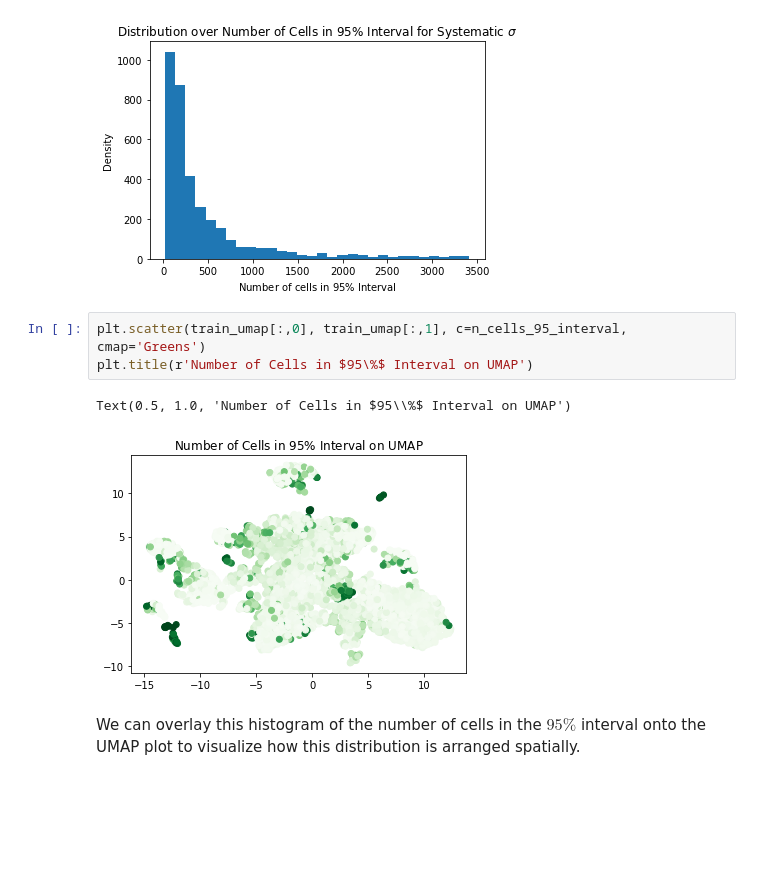
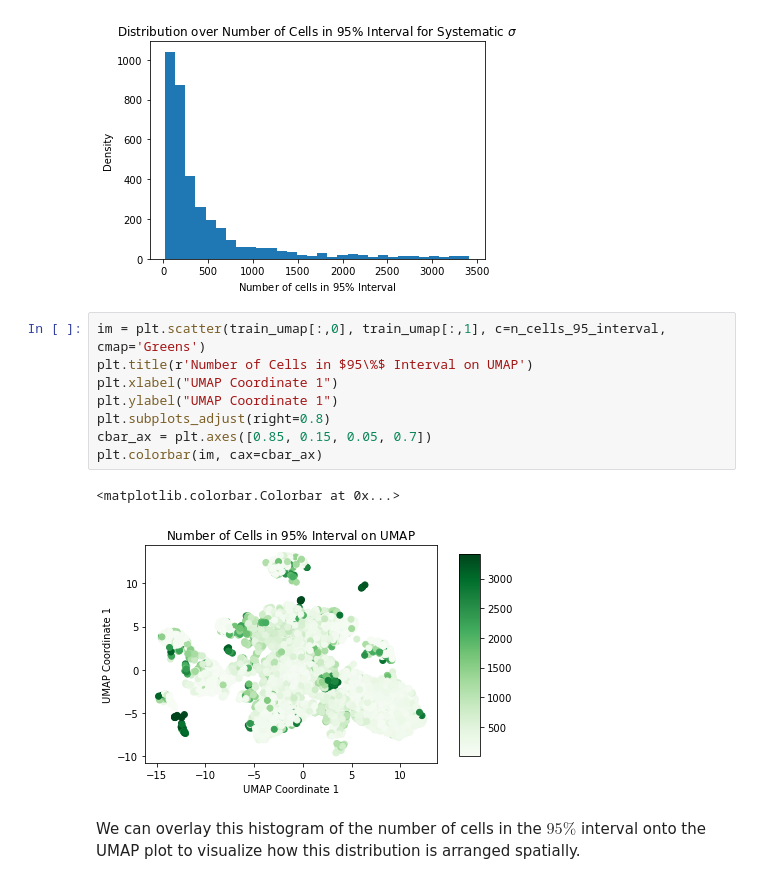
Before and after one commit to kushagrasharma/hormozlab, a Jupyter notebook: Selecting Sigma for Gaussian Distribution.ipynb, the cells around one changed output. Cells and saved outputs as stored; diff of their text form; blank space fills up the shorter version.

```diff
--- a/Selecting Sigma for Gaussian Distribution.ipynb
+++ b/Selecting Sigma for Gaussian Distribution.ipynb
@@ -94,11 +96,16 @@ plt.title(r'Distribution over Number of Cells in $95\%$ Interval for Systematic
 Text(0.5, 1.0, 'Distribution over Number of Cells in $95\\%$ Interval for Systematic $\\sigma$')
 [figure]
 # %%
-plt.scatter(train_umap[:,0], train_umap[:,1], c=n_cells_95_interval, cmap='Greens')
+im = plt.scatter(train_umap[:,0], train_umap[:,1], c=n_cells_95_interval, cmap='Greens')
 plt.title(r'Number of Cells in $95\%$ Interval on UMAP')
+plt.xlabel("UMAP Coordinate 1")
+plt.ylabel("UMAP Coordinate 1")
+plt.subplots_adjust(right=0.8)
+cbar_ax = plt.axes([0.85, 0.15, 0.05, 0.7])
+plt.colorbar(im, cax=cbar_ax)
 # %% [output]
-Text(0.5, 1.0, 'Number of Cells in $95\\%$ Interval on UMAP')
+<matplotlib.colorbar.Colorbar at 0x...>
-[figure, old version]
+[figure, new version]
 # %% [markdown]
 We can overlay this histogram of the number of cells in the $95\%$ interval onto the UMAP plot to visualize how this distribution is arranged spatially.
 # %%
```
Also changed, not shown: parts of 3 cells of this notebook, 13 other files.
